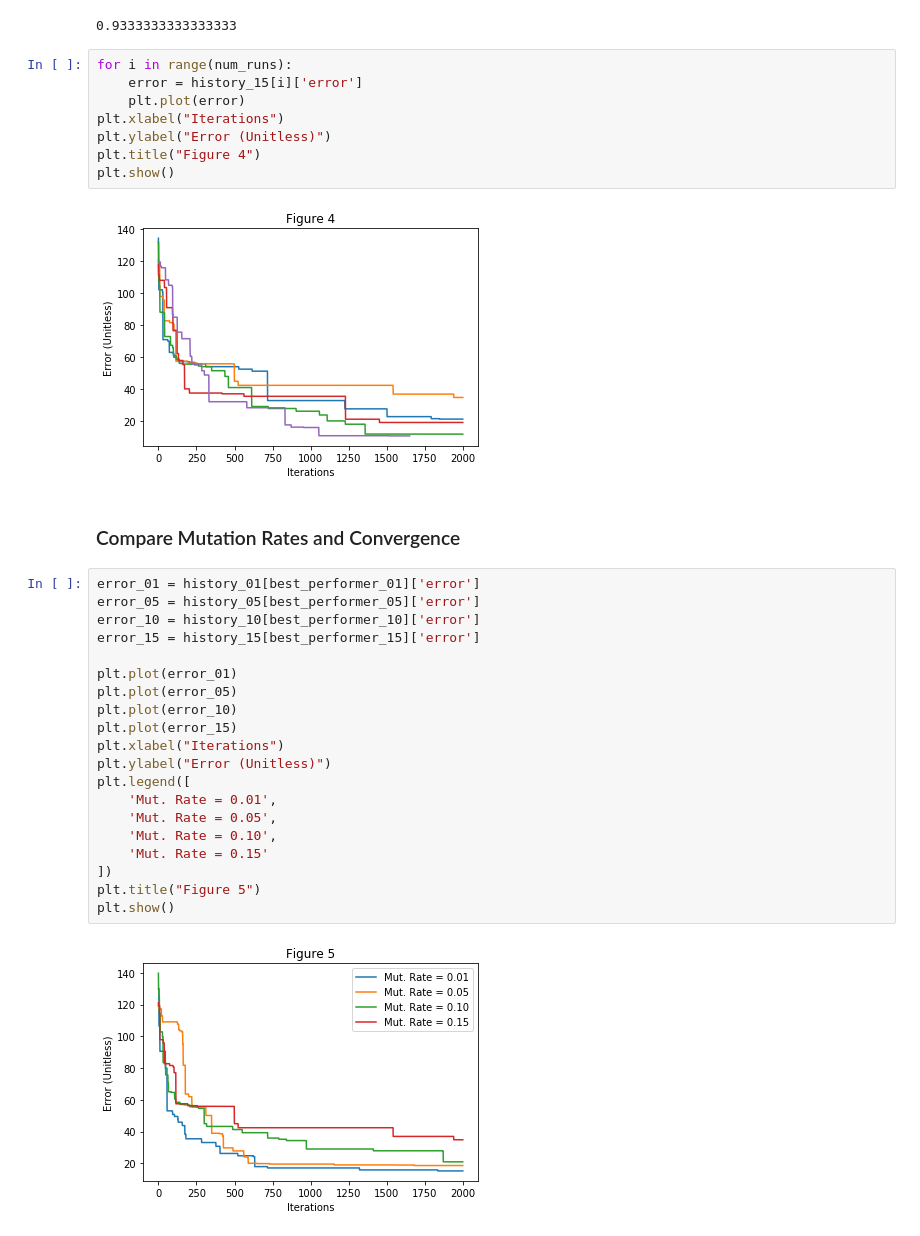
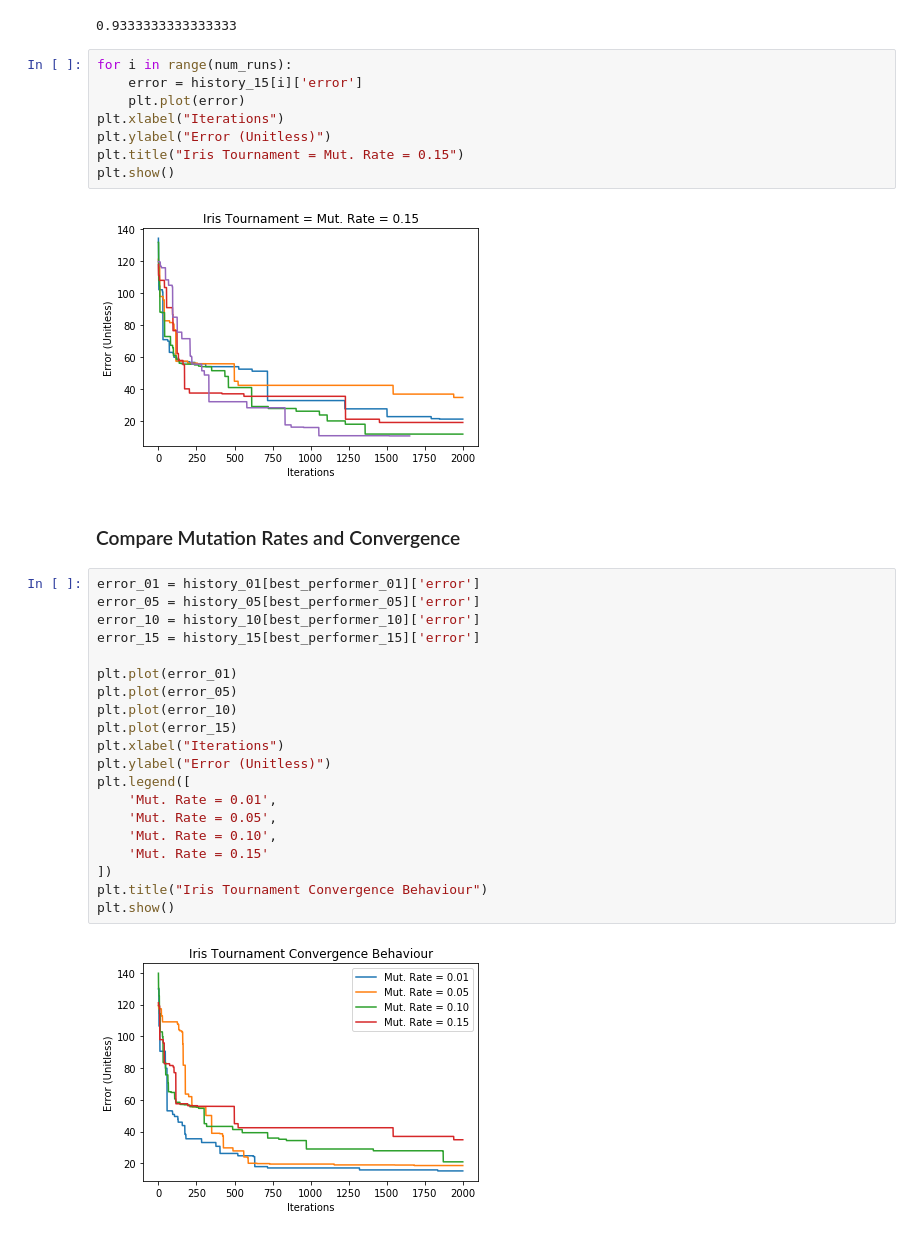
Before and after one commit to MattAlanWright/PyGP, a Jupyter notebook: Iris Data Set Tournament.ipynb, the cells around one changed output. Saved outputs shown, nothing was run; the diff lists cells and outputs as text.

```diff
--- a/Iris Data Set Tournament.ipynb
+++ b/Iris Data Set Tournament.ipynb
@@ -262,31 +262,31 @@ for i in range(num_runs):
     plt.plot(error)
 plt.xlabel("Iterations")
 plt.ylabel("Error (Unitless)")
-plt.title("Figure 4")
+plt.title("Iris Tournament = Mut. Rate = 0.15")
 plt.show()
 # %% [output]
-[figure, old version]
+[figure, new version]
 # %% [markdown]
 ### Compare Mutation Rates and Convergence
 # %%
 error_01 = history_01[best_performer_01]['error']
 error_05 = history_05[best_performer_05]['error']
 error_10 = history_10[best_performer_10]['error']
 error_15 = history_15[best_performer_15]['error']
 
 plt.plot(error_01)
 plt.plot(error_05)
 plt.plot(error_10)
 plt.plot(error_15)
 plt.xlabel("Iterations")
 plt.ylabel("Error (Unitless)")
 plt.legend([
     'Mut. Rate = 0.01',
     'Mut. Rate = 0.05',
     'Mut. Rate = 0.10',
     'Mut. Rate = 0.15'
 ])
-plt.title("Figure 5")
+plt.title("Iris Tournament Convergence Behaviour")
 plt.show()
 # %% [output]
-[figure, old version]
+[figure, new version]
```
Also changed, not shown: parts of 3 cells of this notebook, 14 other files.
